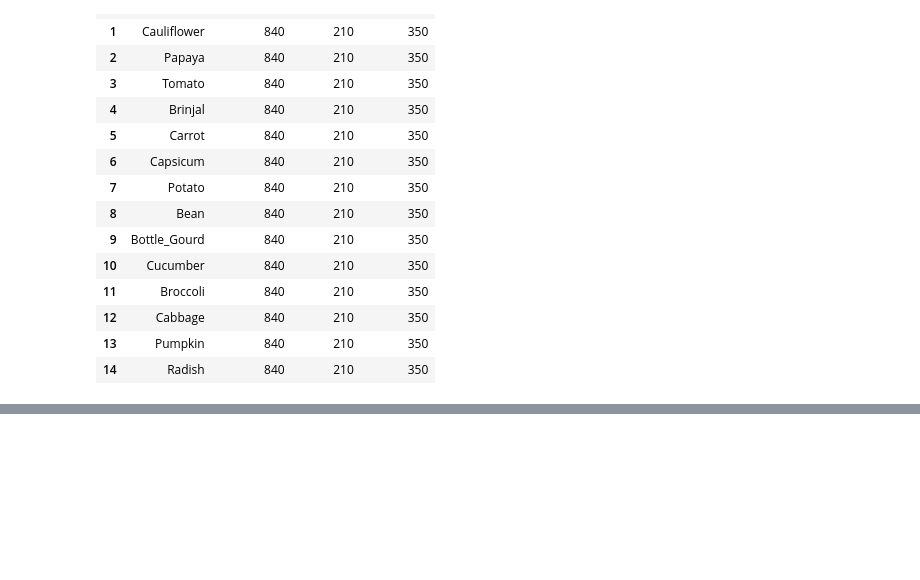
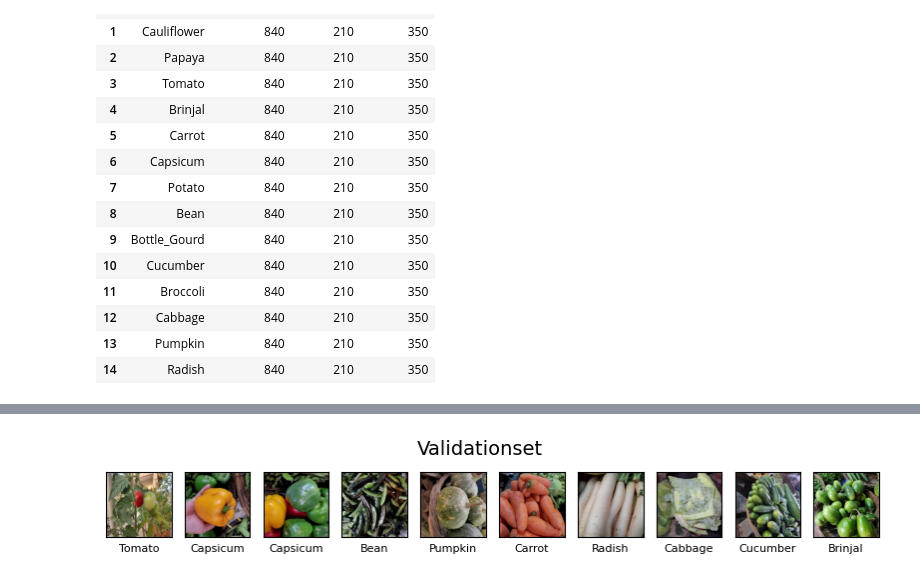
Before and after one commit to JeremZed/Portfolio-IA, a Jupyter notebook: Classification/legumes/classification.ipynb, the cells around one changed output, grey strips where cells are left out. Drawn from its saved outputs; the diff is of its cells as text; code cells hidden in the pictures; blank space fills up the shorter version.

```diff
--- a/Classification/legumes/classification.ipynb
+++ b/Classification/legumes/classification.ipynb
@@ -66,0 +97,4 @@ np.unique(y_train, return_counts=True)
+# %%
+w.showImages(X_val, y=y_val, title="Validationset", classes=y_val_encoder.classes_)
+# %% [output]
+[figure, added]
```
Also changed, not shown: parts of 24 cells of this notebook.
